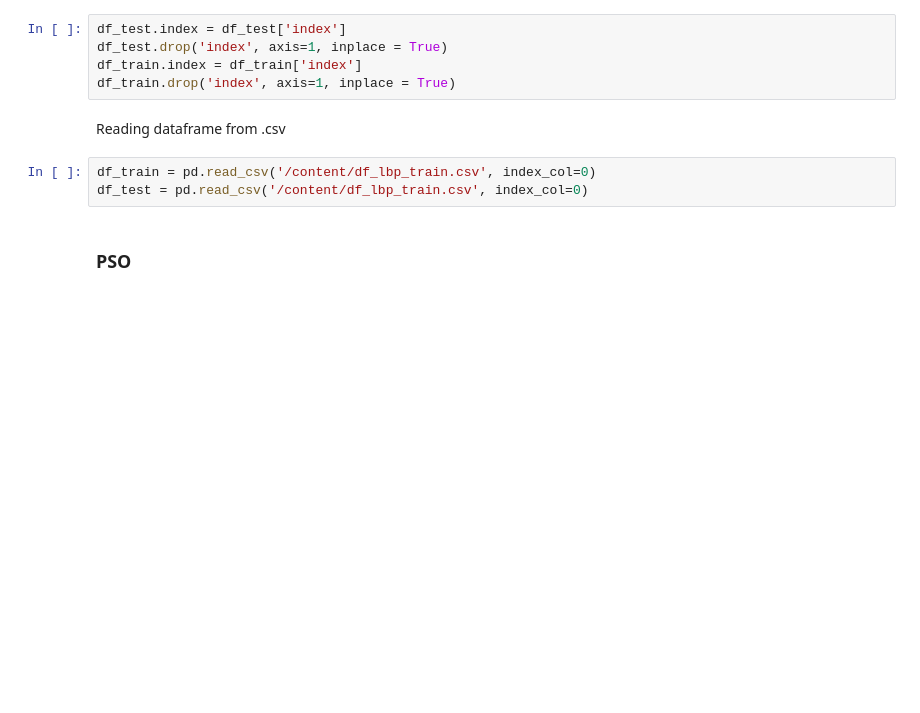
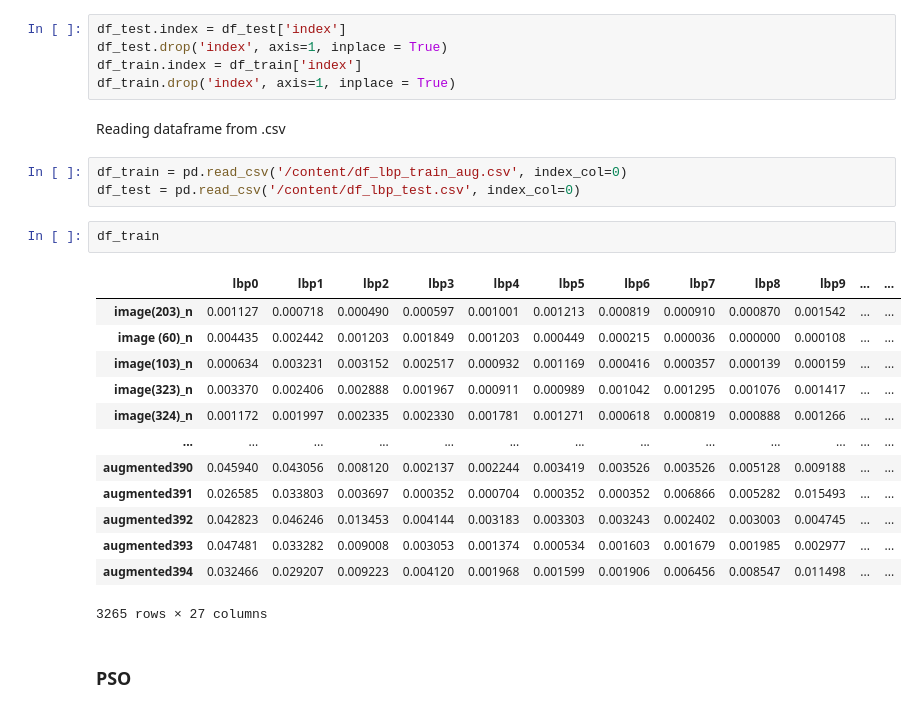
Before and after one commit to vitoriastavis/ufpr-bioinspired-computing, a Jupyter notebook: trabalho3.ipynb, the cells around one changed output. Drawn from its saved outputs; the diff is of its cells as text; blank space fills up the shorter version.

```diff
--- a/trabalho3.ipynb
+++ b/trabalho3.ipynb
@@ -448,8 +462,24 @@ df_train.drop('index', axis=1, inplace = True)
 # %% [markdown]
 Reading dataframe from .csv
 # %%
-df_train = pd.read_csv('/content/df_lbp_train.csv', index_col=0)
-df_test = pd.read_csv('/content/df_lbp_train.csv', index_col=0)
+df_train = pd.read_csv('/content/df_lbp_train_aug.csv', index_col=0)
+df_test = pd.read_csv('/content/df_lbp_test.csv', index_col=0)
+# %%
+df_train
+# %% [output]
+|  | lbp0 | lbp1 | lbp2 | lbp3 | lbp4 | lbp5 | lbp6 | lbp7 | lbp8 | lbp9 | ... | ... |
+| image(203)_n | 0.001127 | 0.000718 | 0.000490 | 0.000597 | 0.001001 | 0.001213 | 0.000819 | 0.000910 | 0.000870 | 0.001542 | ... | ... |
+| image (60)_n | 0.004435 | 0.002442 | 0.001203 | 0.001849 | 0.001203 | 0.000449 | 0.000215 | 0.000036 | 0.000000 | 0.000108 | ... | ... |
+| image(103)_n | 0.000634 | 0.003231 | 0.003152 | 0.002517 | 0.000932 | 0.001169 | 0.000416 | 0.000357 | 0.000139 | 0.000159 | ... | ... |
+| image(323)_n | 0.003370 | 0.002406 | 0.002888 | 0.001967 | 0.000911 | 0.000989 | 0.001042 | 0.001295 | 0.001076 | 0.001417 | ... | ... |
+| image(324)_n | 0.001172 | 0.001997 | 0.002335 | 0.002330 | 0.001781 | 0.001271 | 0.000618 | 0.000819 | 0.000888 | 0.001266 | ... | ... |
+| ... | ... | ... | ... | ... | ... | ... | ... | ... | ... | ... | ... | ... |
+| augmented390 | 0.045940 | 0.043056 | 0.008120 | 0.002137 | 0.002244 | 0.003419 | 0.003526 | 0.003526 | 0.005128 | 0.009188 | ... | ... |
+| augmented391 | 0.026585 | 0.033803 | 0.003697 | 0.000352 | 0.000704 | 0.000352 | 0.000352 | 0.006866 | 0.005282 | 0.015493 | ... | ... |
+| augmented392 | 0.042823 | 0.046246 | 0.013453 | 0.004144 | 0.003183 | 0.003303 | 0.003243 | 0.002402 | 0.003003 | 0.004745 | ... | ... |
+| augmented393 | 0.047481 | 0.033282 | 0.009008 | 0.003053 | 0.001374 | 0.000534 | 0.001603 | 0.001679 | 0.001985 | 0.002977 | ... | ... |
+| augmented394 | 0.032466 | 0.029207 | 0.009223 | 0.004120 | 0.001968 | 0.001599 | 0.001906 | 0.006456 | 0.008547 | 0.011498 | ... | ... |
+3265 rows × 27 columns
 # %% [markdown]
 ### PSO
 # %%
```
Also changed, not shown: parts of 23 cells of this notebook.
